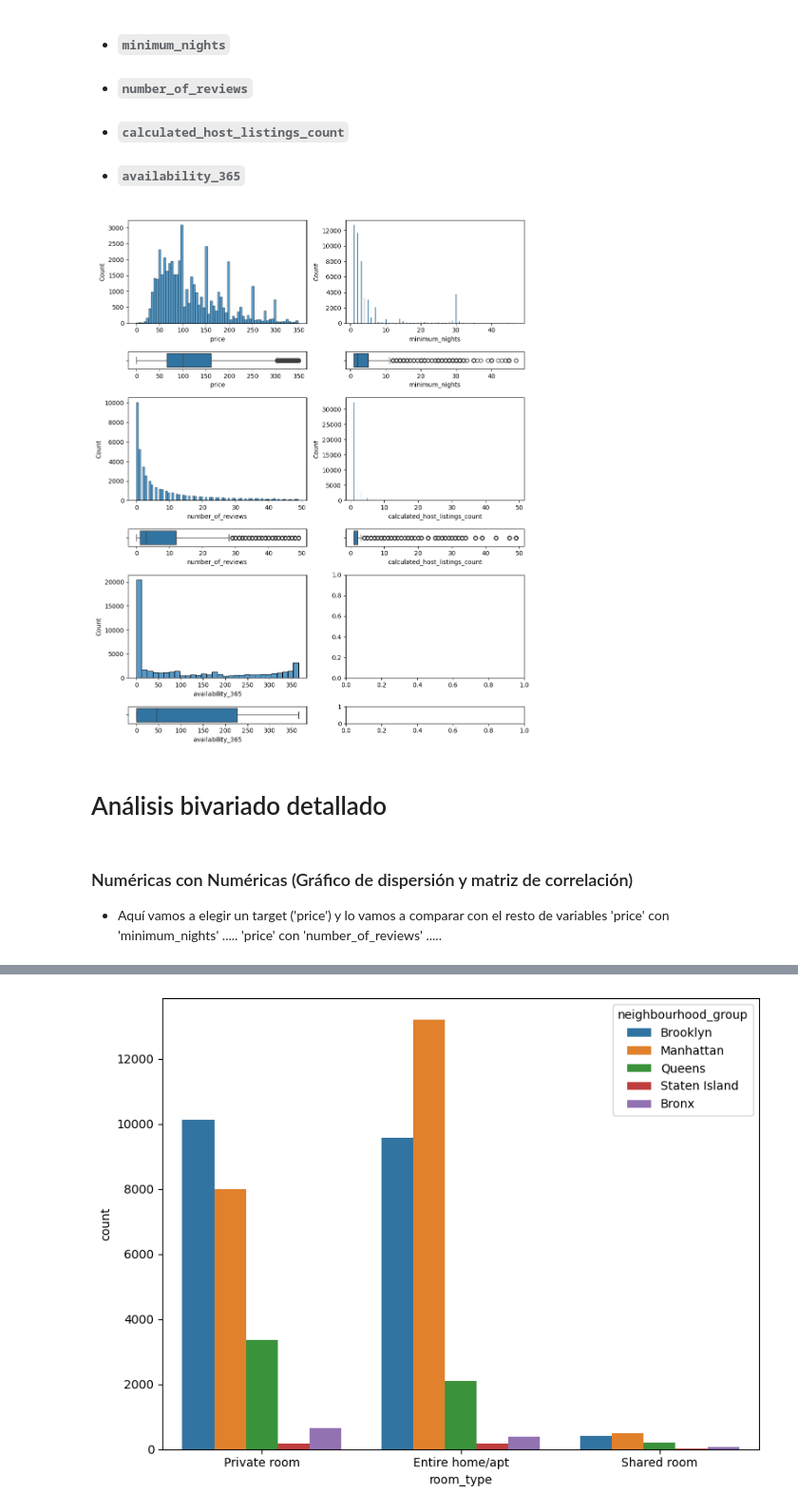
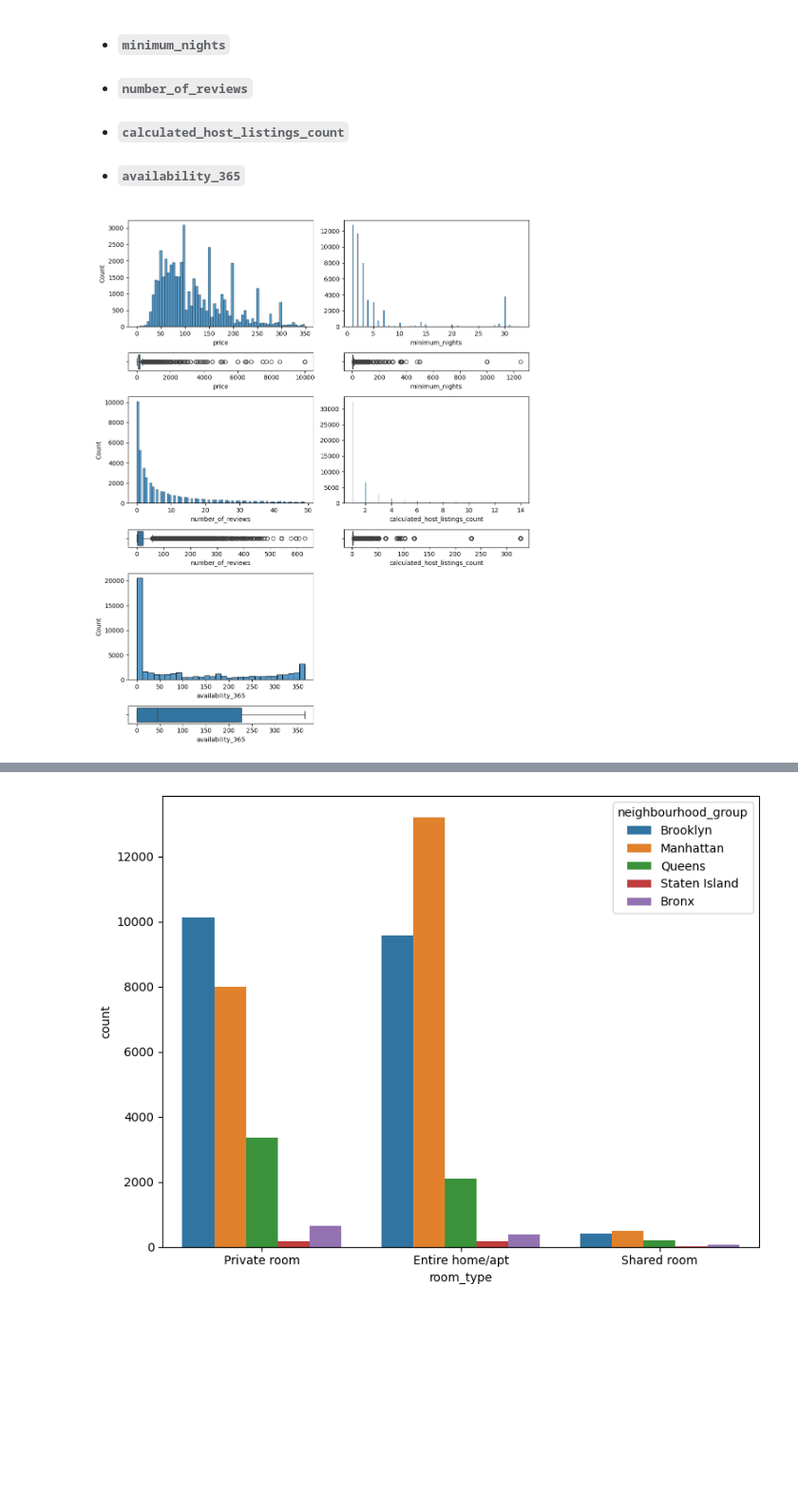
Before and after one commit to 4GeeksAcademy/fer-romerEDA, a Jupyter notebook: src/explore.ipynb, the cells around one changed output, grey strips where cells are left out. Shown at 95% size. Saved outputs shown, nothing was run; the diff lists cells and outputs as text; code cells hidden in the pictures; blank space fills up the shorter version.

```diff
--- a/src/explore.ipynb
+++ b/src/explore.ipynb
@@ -289,35 +310,38 @@ A **numeric variable** is a type of variable that can take numeric values (integ
 - ###### `calculated_host_listings_count`
 - ###### `availability_365`
 # %%
-fig, axis = plt.subplots(6, 2, figsize = (10, 12), gridspec_kw={'height_ratios': [6, 1, 6, 1, 6, 1]})
+fig, axis = plt.subplots(6, 2,
+                            figsize = (10, 12),
+                                gridspec_kw={'height_ratios': [6, 1, 6, 1, 6, 1]})
 
-# Creating a multiple figure with histograms and box plots
+# Variable price
 sns.histplot(ax = axis[0, 0], data = AB_NYC_2019[AB_NYC_2019['price']<350], x = "price")
-sns.boxplot(ax = axis[1, 0], data = AB_NYC_2019[AB_NYC_2019['price']<350], x = "price")
+sns.boxplot(ax = axis[1, 0], data = AB_NYC_2019, x = "price")
 
-sns.histplot(ax = axis[0, 1], data = AB_NYC_2019[AB_NYC_2019['minimum_nights']<50], x = "minimum_nights")
-sns.boxplot(ax = axis[1, 1], data = AB_NYC_2019[AB_NYC_2019['minimum_nights']<50], x = "minimum_nights")
+# Variable minimum_nights
+sns.histplot(ax = axis[0, 1], data = AB_NYC_2019[AB_NYC_2019['minimum_nights']<35], x = "minimum_nights").set(ylabel = None)
+sns.boxplot(ax = axis[1, 1], data = AB_NYC_2019, x = "minimum_nights")
 
+# Variable number_of_reviews
 sns.histplot(ax = axis[2, 0], data = AB_NYC_2019[AB_NYC_2019['number_of_reviews']<50], x = "number_of_reviews")
-sns.boxplot(ax = axis[3, 0], data = AB_NYC_2019[AB_NYC_2019['number_of_reviews']<50], x = "number_of_reviews")
+sns.boxplot(ax = axis[3, 0], data = AB_NYC_2019, x = "number_of_reviews")
 
-sns.histplot(ax = axis[2, 1], data = AB_NYC_2019[AB_NYC_2019['calculated_host_listings_count']<15], x = "calculated_host_listings_count")
-sns.boxplot(ax = axis[3, 1], data = AB_NYC_2019[AB_NYC_2019['calculated_host_listings_count']<15], x = "calculated_host_listings_count")
+# Variable calculated_host_listings_count
+sns.histplot(ax = axis[2, 1], data = AB_NYC_2019[AB_NYC_2019['calculated_host_listings_count']<15], x = "calculated_host_listings_count").set(ylabel = None)
+sns.boxplot(ax = axis[3, 1], data = AB_NYC_2019, x = "calculated_host_listings_count")
 
+# Variable availability_365
 sns.histplot(ax = axis[4, 0], data = AB_NYC_2019, x = "availability_365")
 sns.boxplot(ax = axis[5, 0], data = AB_NYC_2019, x = "availability_365")
+
+# Remove the empty axes
+fig.delaxes(ax = axis[4,1])
+fig.delaxes(ax = axis[5,1])
 
 # Adjust the layout
 plt.tight_layout()
 
 # Show the plot
 plt.show()
 # %% [output]
-[figure, old version]
+[figure, new version]
-# %% [markdown]
-# Análisis bivariado detallado
-# %% [markdown]
-### Numéricas con Numéricas (Gráfico de dispersión y matriz de correlación)
-- Aquí vamos a elegir un target ('price') y lo vamos a comparar con el resto de variables
-'price' con 'minimum_nights' .....
-'price' con 'number_of_reviews' .....
```
Also changed, not shown: parts of 12 cells of this notebook.
